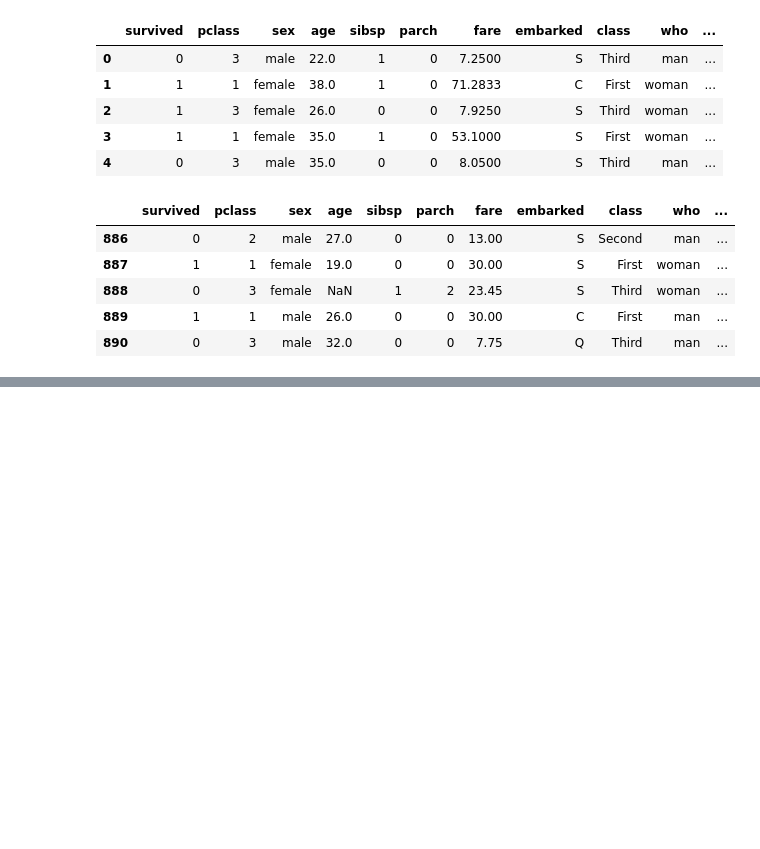
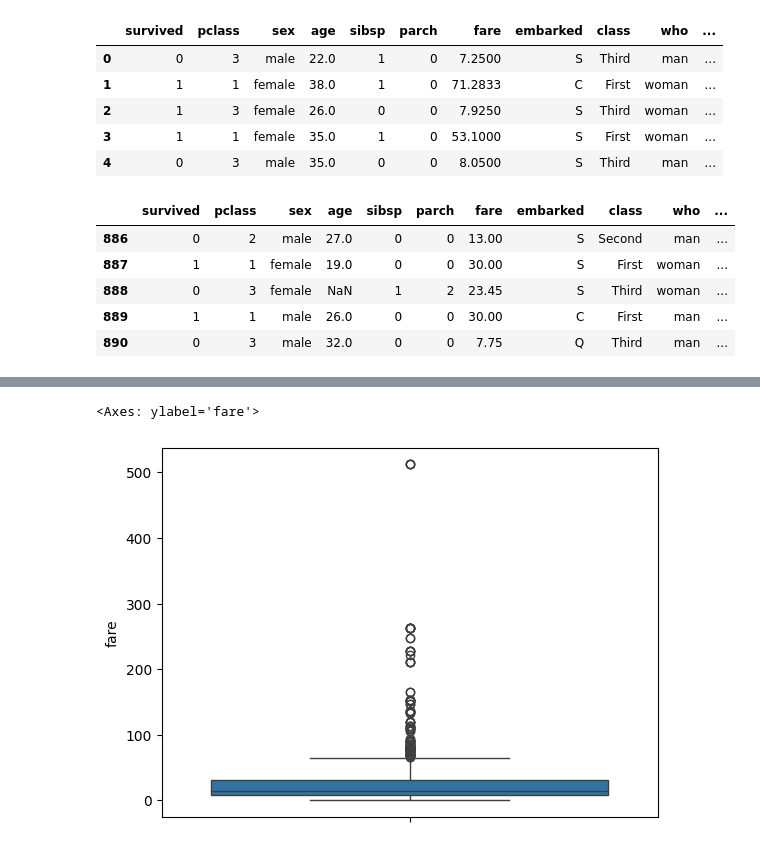
Before and after one commit to coderhyder1/mynewrepo, a Jupyter notebook: eda.ipynb, the cells around one changed output, grey strips where cells are left out. Saved outputs shown, nothing was run; the diff lists cells and outputs as text; code cells hidden in the pictures; blank space fills up the shorter version.

```diff
--- a/eda.ipynb
+++ b/eda.ipynb
@@ -260 +94,6 @@ Note: you may need to restart the kernel to use updated packages.
+# %%
+sns.boxplot(df['fare'])
+# %% [output]
+<Axes: ylabel='fare'>
+[figure, added]
 # %%
```
Also changed, not shown: parts of 54 cells of this notebook, 2 other files.
